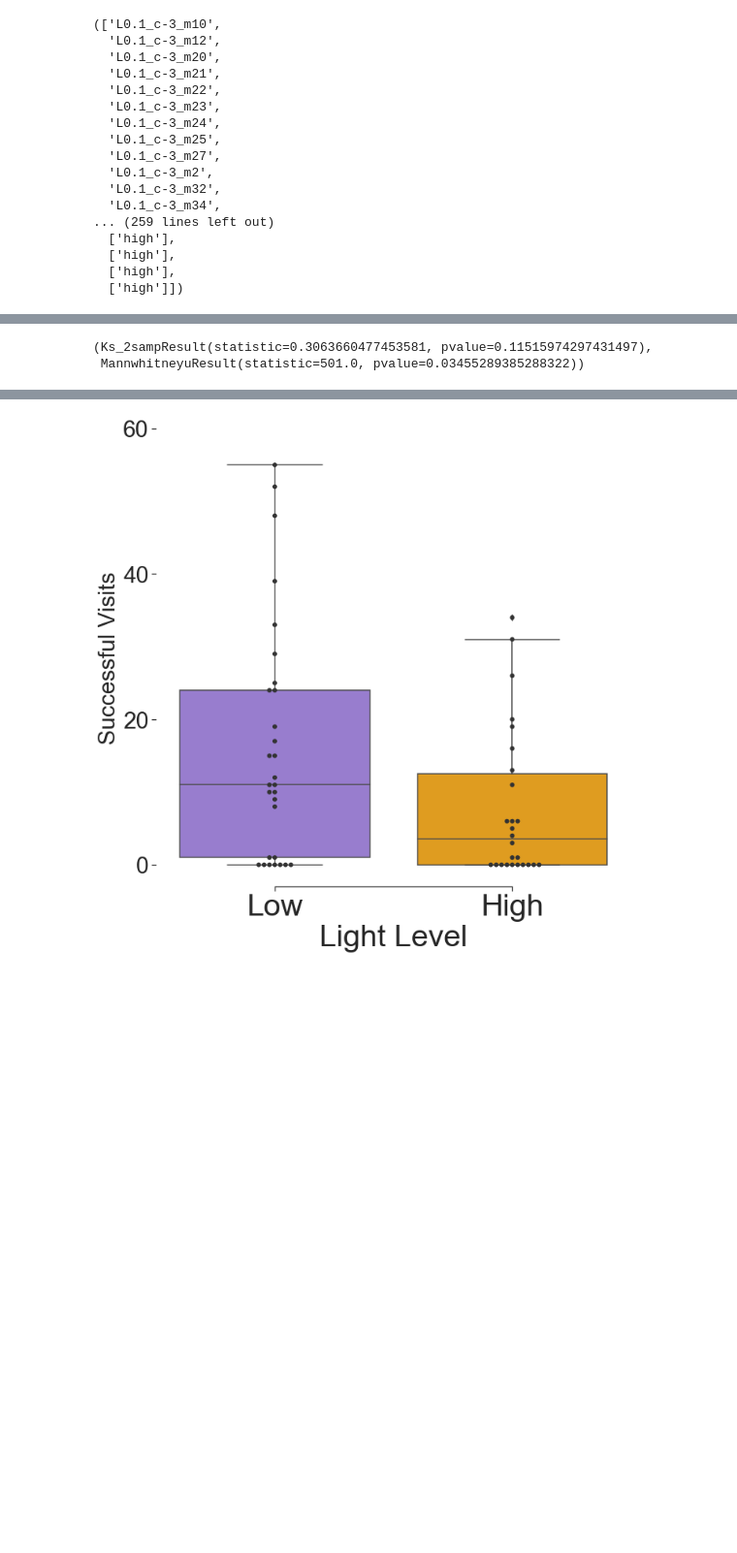
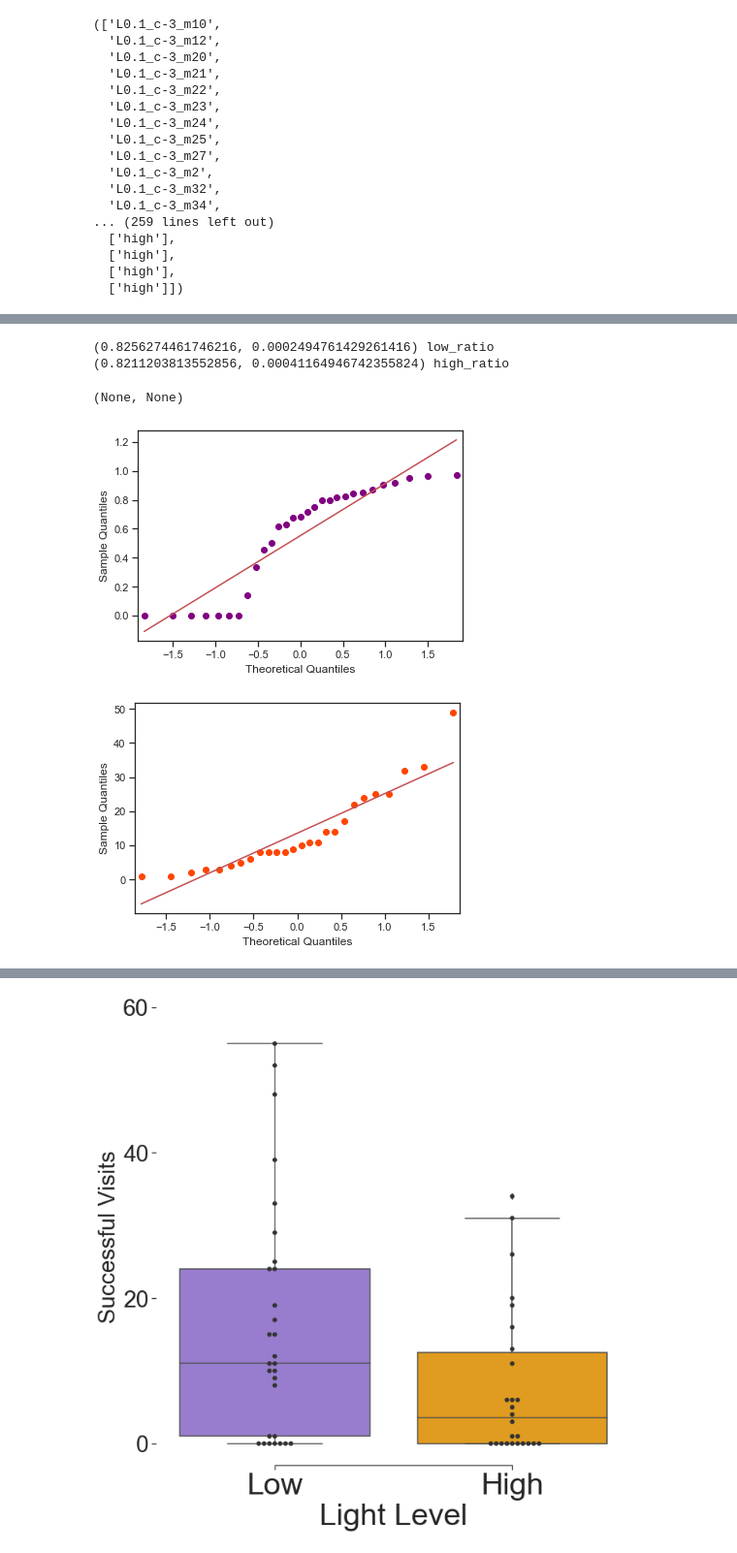
Before and after one commit to itsMahad/ManducaMultiSenseFeeding, a Jupyter notebook: A_Step5_Moth_Visits_Table.ipynb, the cells around one changed output, grey strips where cells are left out. Shown at 97% size. Saved outputs shown, nothing was run; the diff lists cells and outputs as text; code cells hidden in the pictures; blank space fills up the shorter version.

```diff
--- a/A_Step5_Moth_Visits_Table.ipynb
+++ b/A_Step5_Moth_Visits_Table.ipynb
@@ -105,7 +114,11 @@ sc.stats.ks_2samp(low_succ_list, high_succ_list), sc.stats.mannwhitneyu(low_succ
 # %%
 high_ratio_list = moth_data[(moth_data.Light_Level.str.contains("high"))].ratio.values
 low_ratio_list = moth_data[(moth_data.Light_Level.str.contains("low"))].ratio.values
-sc.stats.ks_2samp(low_ratio_list, high_ratio_list), sc.stats.mannwhitneyu(low_ratio_list, high_ratio_list, use_continuity=True, alternative='two-sided')
+qqplot(low_ratio_list, line='s', c = "purple"), qqplot(high_visit_list, line='s', c = "orangered")
+print(sc.stats.shapiro(low_ratio_list), 'low_ratio'),  print(sc.stats.shapiro(high_ratio_list), 'high_ratio')
 # %% [output]
-(Ks_2sampResult(statistic=0.3063660477453581, pvalue=0.11515974297431497),
- MannwhitneyuResult(statistic=501.0, pvalue=0.03455289385288322))
+(0.8256274461746216, 0.0002494761429261416) low_ratio
+(0.8211203813552856, 0.00041164946742355824) high_ratio
+(None, None)
+[figure, added]
+[figure, added]
```
Also changed, not shown: parts of 8 cells of this notebook.
